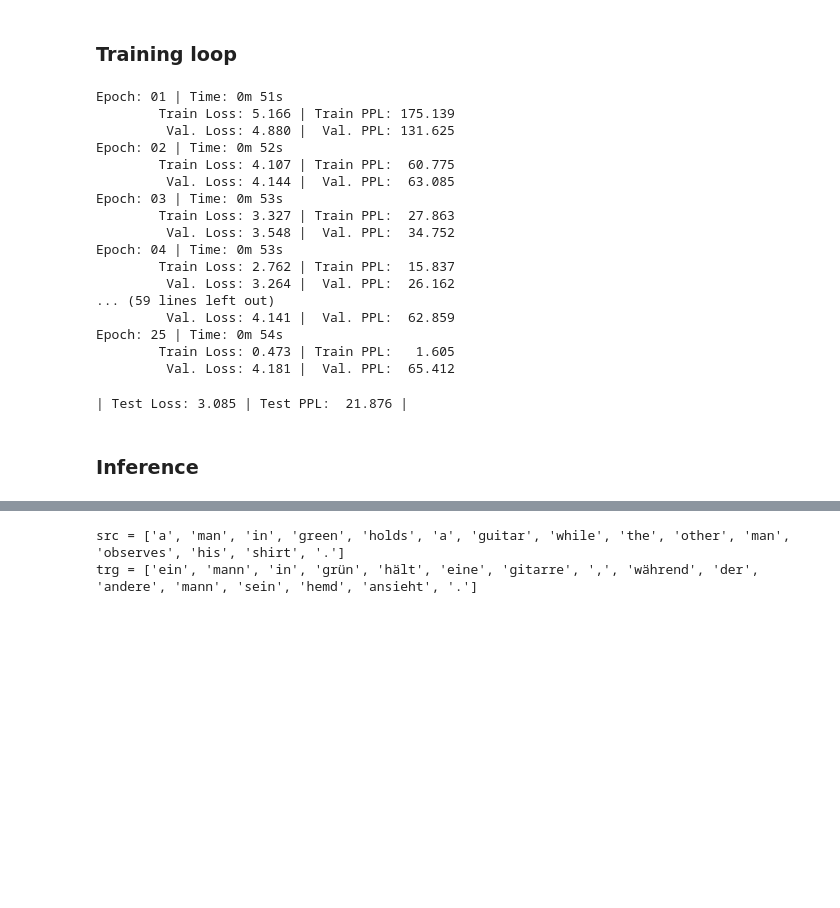
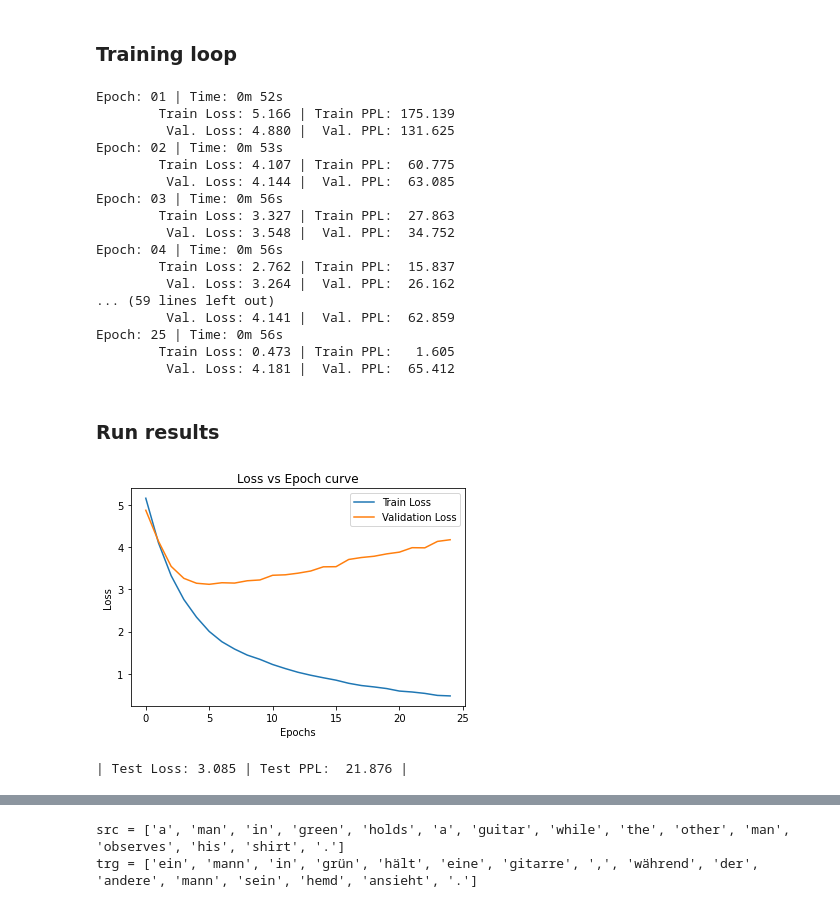
Before and after one commit to Shashank-Holla/TSAI-END-Program, a Jupyter notebook: 10- HandsOn 4/RNN_attention_based_machine_translation_with_packed_padded_sequence.ipynb, the cells around one changed output, grey strips where cells are left out. Saved outputs shown, nothing was run; the diff lists cells and outputs as text; code cells hidden in the pictures; blank space fills up the shorter version.

```diff
--- a/10- HandsOn 4/RNN_attention_based_machine_translation_with_packed_padded_sequence.ipynb
+++ b/10- HandsOn 4/RNN_attention_based_machine_translation_with_packed_padded_sequence.ipynb
@@ -342,7 +367,7 @@ class Seq2Seq(nn.Module):
         for t in range(1, trg_len):
             #insert input token embedding, previous hidden state, context state and mask
             #receive output tensor (predictions) and new hidden state
-            output, hidden = self.decoder(input, hidden, encoder_outputs, mask)
+            output, hidden, _ = self.decoder(input, hidden, encoder_outputs, mask)
 
             #place predictions in a tensor holding predictions for each token
             outputs[t] = output
@@ -491,6 +516,9 @@ def epoch_time(start_time, end_time):
     elapsed_mins = int(elapsed_time / 60)
     elapsed_secs = int(elapsed_time - (elapsed_mins * 60))
     return elapsed_mins, elapsed_secs
+# %%
+train_loss_all = []
+valid_loss_all = []
 # %%
 N_EPOCHS = 25
 CLIP = 1
@@ -508,6 +536,9 @@ for epoch in range(N_EPOCHS):
 
     epoch_mins, epoch_secs = epoch_time(start_time, end_time)
 
+    train_loss_all.append(train_loss)
+    valid_loss_all.append(valid_loss)
+
     if valid_loss < best_valid_loss:
         best_valid_loss = valid_loss
         torch.save(model.state_dict(), 'tut4-model.pt')
@@ -516,23 +547,40 @@ for epoch in range(N_EPOCHS):
     print(f'\tTrain Loss: {train_loss:.3f} | Train PPL: {math.exp(train_loss):7.3f}')
     print(f'\t Val. Loss: {valid_loss:.3f} |  Val. PPL: {math.exp(valid_loss):7.3f}')
 # %% [output]
-Epoch: 01 | Time: 0m 51s
+Epoch: 01 | Time: 0m 52s
         Train Loss: 5.166 | Train PPL: 175.139
          Val. Loss: 4.880 |  Val. PPL: 131.625
-Epoch: 02 | Time: 0m 52s
+Epoch: 02 | Time: 0m 53s
         Train Loss: 4.107 | Train PPL:  60.775
          Val. Loss: 4.144 |  Val. PPL:  63.085
-Epoch: 03 | Time: 0m 53s
+Epoch: 03 | Time: 0m 56s
         Train Loss: 3.327 | Train PPL:  27.863
          Val. Loss: 3.548 |  Val. PPL:  34.752
-Epoch: 04 | Time: 0m 53s
+Epoch: 04 | Time: 0m 56s
         Train Loss: 2.762 | Train PPL:  15.837
          Val. Loss: 3.264 |  Val. PPL:  26.162
 ... (59 lines left out)
          Val. Loss: 4.141 |  Val. PPL:  62.859
-Epoch: 25 | Time: 0m 54s
+Epoch: 25 | Time: 0m 56s
         Train Loss: 0.473 | Train PPL:   1.605
          Val. Loss: 4.181 |  Val. PPL:  65.412
+# %% [markdown]
+### Run results
+# %%
+import matplotlib.pyplot as plt
+def train_test_metrics_graph(train_loss_all, valid_loss_all):
+
+    plt.plot(train_loss_all, label="Train Loss")
+    plt.plot(valid_loss_all, label="Validation Loss")
+    plt.xlabel("Epochs")
+    plt.ylabel("Loss")
+    plt.title("Loss vs Epoch curve")
+    plt.legend(loc='best')
+    plt.show()
+# %%
+train_test_metrics_graph(train_loss_all, valid_loss_all)
+# %% [output]
+[figure, added]
 # %%
 model.load_state_dict(torch.load('tut4-model.pt'))
 
@@ -541,5 +589,3 @@ test_loss = evaluate(model, test_iterator, criterion)
 print(f'| Test Loss: {test_loss:.3f} | Test PPL: {math.exp(test_loss):7.3f} |')
 # %% [output]
 | Test Loss: 3.085 | Test PPL:  21.876 |
-# %% [markdown]
-### Inference
```
Also changed, not shown: parts of 22 cells of this notebook.
